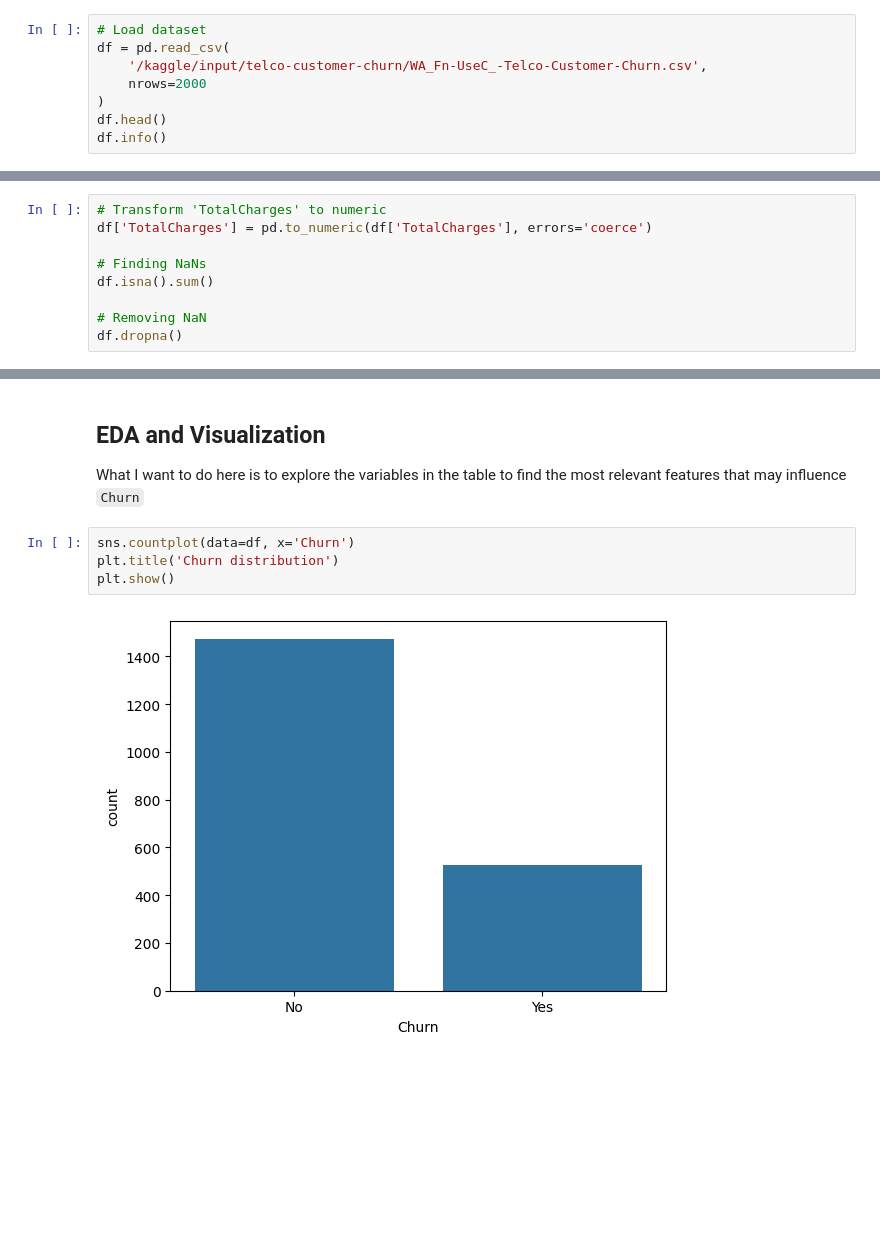
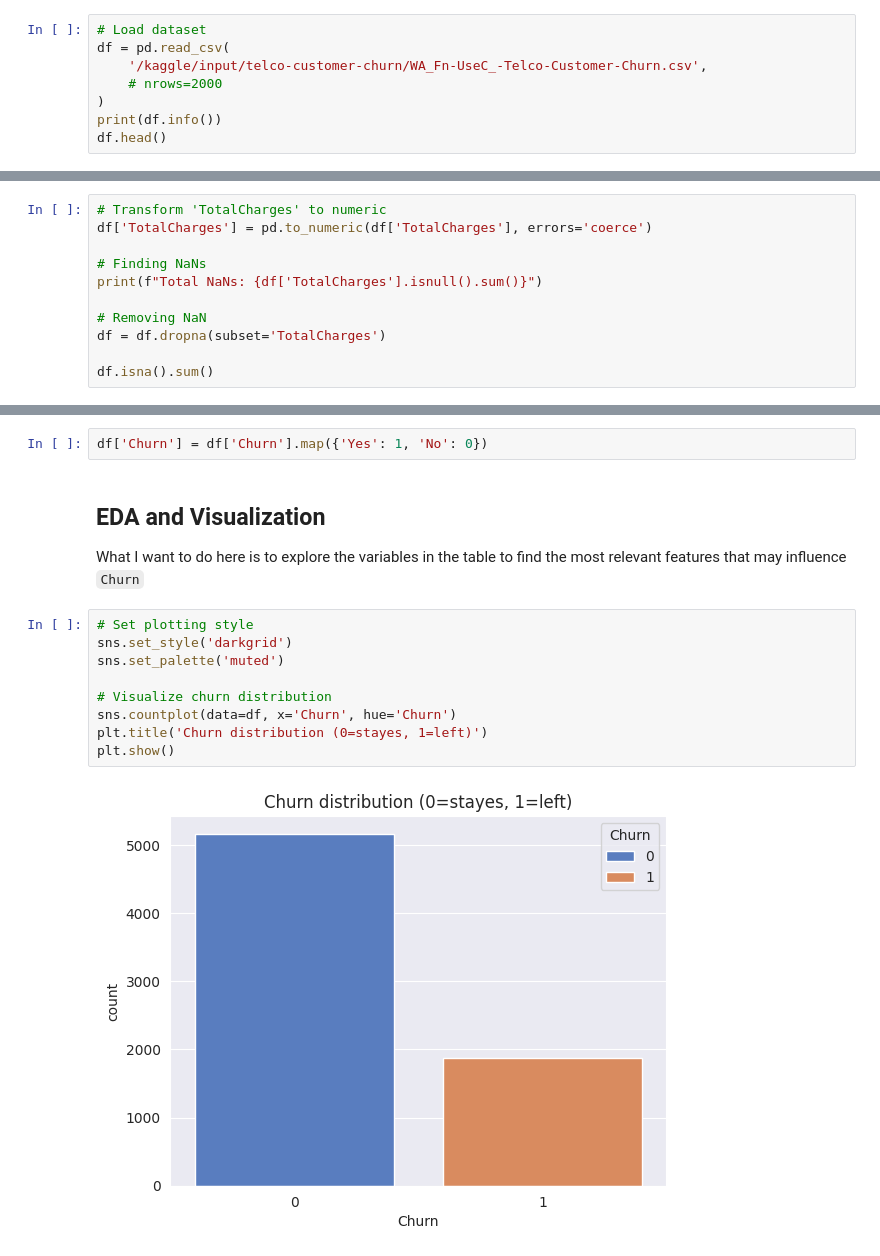
Before and after one commit to altjerue/Portfolio, a Jupyter notebook: Telco_churn.ipynb, the cells around one changed output, grey strips where cells are left out. Cells and saved outputs as stored; diff of their text form; blank space fills up the shorter version.

Commit message:
Kaggle Notebook | Telco_churn | Version 2

```diff
--- a/Telco_churn.ipynb
+++ b/Telco_churn.ipynb
@@ -41,9 +40,9 @@ We will inspect the data and fix any error in the raw data.
 # Load dataset
 df = pd.read_csv(
     '/kaggle/input/telco-customer-churn/WA_Fn-UseC_-Telco-Customer-Churn.csv',
-    nrows=2000
+    # nrows=2000
 )
+print(df.info())
 df.head()
-df.info()
 # %% [output]
 <class 'pandas.core.frame.DataFrame'>
@@ -90,8 +95,10 @@ df.describe()
 df['TotalCharges'] = pd.to_numeric(df['TotalCharges'], errors='coerce')
 
 # Finding NaNs
-df.isna().sum()
+print(f"Total NaNs: {df['TotalCharges'].isnull().sum()}")
 
 # Removing NaN
-df.dropna()
+df = df.dropna(subset='TotalCharges')
+
+df.isna().sum()
 # %% [output]
@@ -135,10 +144,17 @@ dtype: int64
+# %%
+df['Churn'] = df['Churn'].map({'Yes': 1, 'No': 0})
 # %% [markdown]
 ## EDA and Visualization
 
 What I want to do here is to explore the variables in the table to find the most relevant features that may influence `Churn`
 # %%
-sns.countplot(data=df, x='Churn')
-plt.title('Churn distribution')
+# Set plotting style
+sns.set_style('darkgrid')
+sns.set_palette('muted')
+
+# Visualize churn distribution
+sns.countplot(data=df, x='Churn', hue='Churn')
+plt.title('Churn distribution (0=stayes, 1=left)')
 plt.show()
 # %% [output]
-[figure, old version]
+[figure, new version]
```
Also changed, not shown: parts of 22 cells of this notebook.
